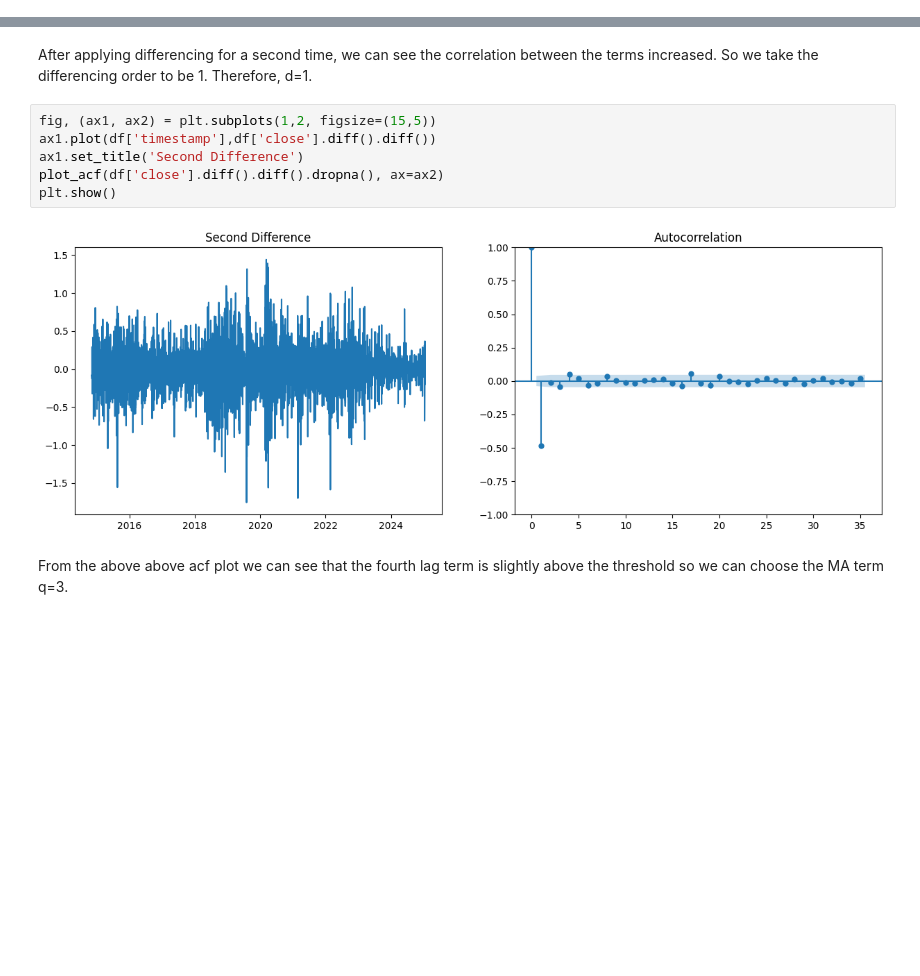
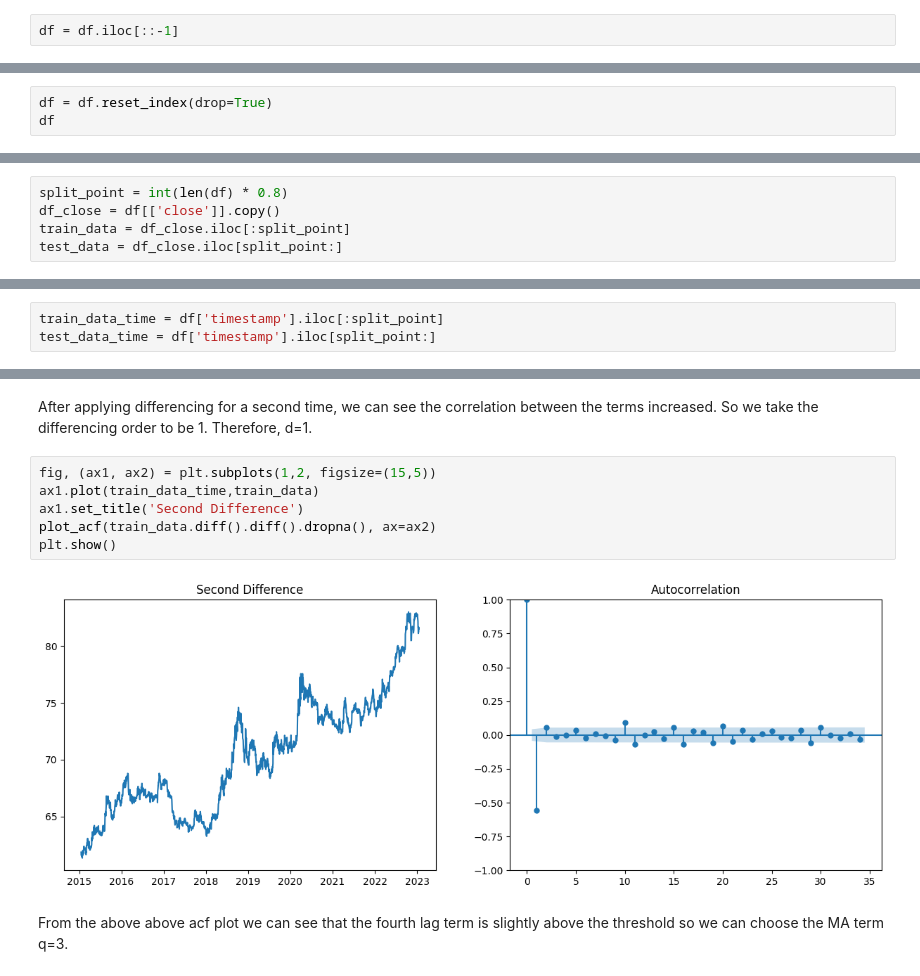
Before and after one commit to Hitarth-codes/Time-series-forecasting-of-forex-data, a Jupyter notebook: Forex_data_time_series_forecasting.ipynb, the cells around one changed output, grey strips where cells are left out. Drawn from its saved outputs; the diff is of its cells as text; blank space fills up the shorter version.

```diff
--- a/Forex_data_time_series_forecasting.ipynb
+++ b/Forex_data_time_series_forecasting.ipynb
@@ -41,3 +56,5 @@ df.describe()
+# %%
+df = df.iloc[::-1]
 # %%
 df.shape
 # %% [output]
@@ -52,3 +69,6 @@ df.isna().sum()
 | low | 0 |
 | close | 0 |
 dtype: int64
+# %%
+df = df.reset_index(drop=True)
+df
@@ -67,0 +91,5 @@ df_close.head()
+# %%
+split_point = int(len(df) * 0.8)
+df_close = df[['close']].copy()
+train_data = df_close.iloc[:split_point]
+test_data = df_close.iloc[split_point:]
@@ -89,5 +164,8 @@ plt.show()
 from statsmodels.graphics.tsaplots import plot_acf, plot_pacf
 # %% [markdown]
 Plotting the time series data showing the variation of exchange rate of USD w.r.t INR.
+# %%
+train_data_time = df['timestamp'].iloc[:split_point]
+test_data_time = df['timestamp'].iloc[split_point:]
 # %%
 fig, (ax1, ax2) = plt.subplots(1,2, figsize=(15,5))
@@ -111,12 +189,12 @@ plt.show()
 After applying differencing for a second time, we can see the correlation between the terms increased. So we take the differencing order to be 1. Therefore, d=1.
 # %%
 fig, (ax1, ax2) = plt.subplots(1,2, figsize=(15,5))
-ax1.plot(df['timestamp'],df['close'].diff().diff())
+ax1.plot(train_data_time,train_data)
 ax1.set_title('Second Difference')
-plot_acf(df['close'].diff().diff().dropna(), ax=ax2)
+plot_acf(train_data.diff().diff().dropna(), ax=ax2)
 plt.show()
 # %% [output]
-[figure, old version]
+[figure, new version]
 # %% [markdown]
 From the above above acf plot we can see that the fourth lag term is slightly above the threshold so we can choose the MA term q=3.
 # %% [markdown]
```
Also changed, not shown: parts of 42 cells of this notebook.
